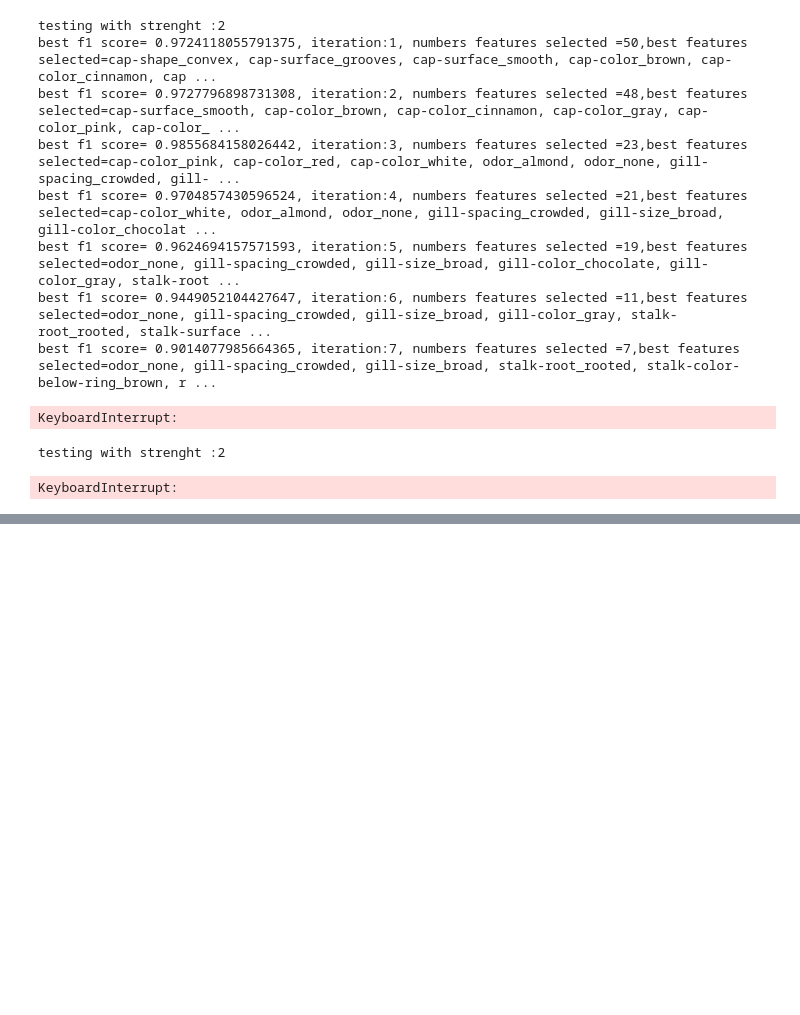
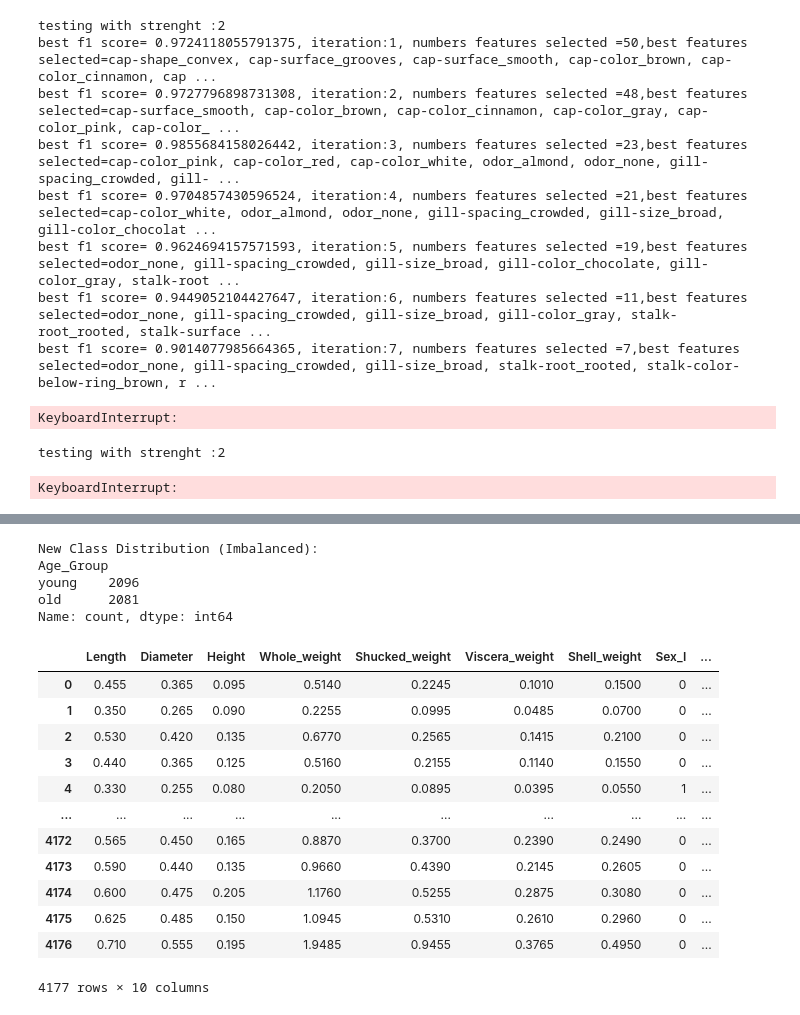
Before and after one commit to mikefixer/icafs, a Jupyter notebook: notebookes/icafs.ipynb, the cells around one changed output, grey strips where cells are left out. Saved outputs shown, nothing was run; the diff lists cells and outputs as text; code cells hidden in the pictures; blank space fills up the shorter version.

```diff
--- a/notebookes/icafs.ipynb
+++ b/notebookes/icafs.ipynb
@@ -958,0 +1057,18 @@ KeyboardInterrupt:
+# %%
+import pandas as pd
+
+# Define column names
+column_names = [
+    'Sex', 'Length', 'Diameter', 'Height', 'Whole_weight',
+    'Shucked_weight', 'Viscera_weight', 'Shell_weight', 'Rings'
+]
+
+# Load the dataset from the UCI repository
+url = 'https://archive.ics.uci.edu/ml/machine-learning-databases/abalone/abalone.data'
+df_abolone = pd.read_csv(url, header=None, names=column_names)
+
+# One-hot encode the 'Sex' categorical feature
+df_abolone = pd.get_dummies(df_abolone, columns=['Sex'], drop_first=True,dtype=int)
+
+print("Original dataset shape:", df_abolone.shape)
+df_abolone.head()
@@ -958,0 +1083,38 @@ KeyboardInterrupt:
+# %%
+# Define the bins for the 'Rings' column
+# Let's say: Young <= 8, Adult is 9 or 10, Old is >= 11
+bins = [0, 8, 10, 30]
+labels = ['Young', 'Adult', 'Old']
+
+median_rings = df_abolone['Rings'].median()
+# Create the new binned target column
+df_abolone['Age_Group'] = df_abolone['Rings'].apply(lambda x: "old" if x > median_rings else "young")
+
+# Now we drop the original 'Rings' column as we have our new target
+df_abolone = df_abolone.drop('Rings', axis=1)
+
+# --- CRUCIAL: Check the class distribution ---
+print("\nNew Class Distribution (Imbalanced):")
+print(df_abolone['Age_Group'].value_counts())
+# %% [output]
+New Class Distribution (Imbalanced):
+Age_Group
+young    2096
+old      2081
+Name: count, dtype: int64
+# %%
+df_abolone
+# %% [output]
+|  | Length | Diameter | Height | Whole_weight | Shucked_weight | Viscera_weight | Shell_weight | Sex_I | ... |
+| 0 | 0.455 | 0.365 | 0.095 | 0.5140 | 0.2245 | 0.1010 | 0.1500 | 0 | ... |
+| 1 | 0.350 | 0.265 | 0.090 | 0.2255 | 0.0995 | 0.0485 | 0.0700 | 0 | ... |
+| 2 | 0.530 | 0.420 | 0.135 | 0.6770 | 0.2565 | 0.1415 | 0.2100 | 0 | ... |
+| 3 | 0.440 | 0.365 | 0.125 | 0.5160 | 0.2155 | 0.1140 | 0.1550 | 0 | ... |
+| 4 | 0.330 | 0.255 | 0.080 | 0.2050 | 0.0895 | 0.0395 | 0.0550 | 1 | ... |
+| ... | ... | ... | ... | ... | ... | ... | ... | ... | ... |
+| 4172 | 0.565 | 0.450 | 0.165 | 0.8870 | 0.3700 | 0.2390 | 0.2490 | 0 | ... |
+| 4173 | 0.590 | 0.440 | 0.135 | 0.9660 | 0.4390 | 0.2145 | 0.2605 | 0 | ... |
+| 4174 | 0.600 | 0.475 | 0.205 | 1.1760 | 0.5255 | 0.2875 | 0.3080 | 0 | ... |
+| 4175 | 0.625 | 0.485 | 0.150 | 1.0945 | 0.5310 | 0.2610 | 0.2960 | 0 | ... |
+| 4176 | 0.710 | 0.555 | 0.195 | 1.9485 | 0.9455 | 0.3765 | 0.4950 | 0 | ... |
+4177 rows × 10 columns
```
Also changed, not shown: parts of 19 cells of this notebook, 1 other file.
